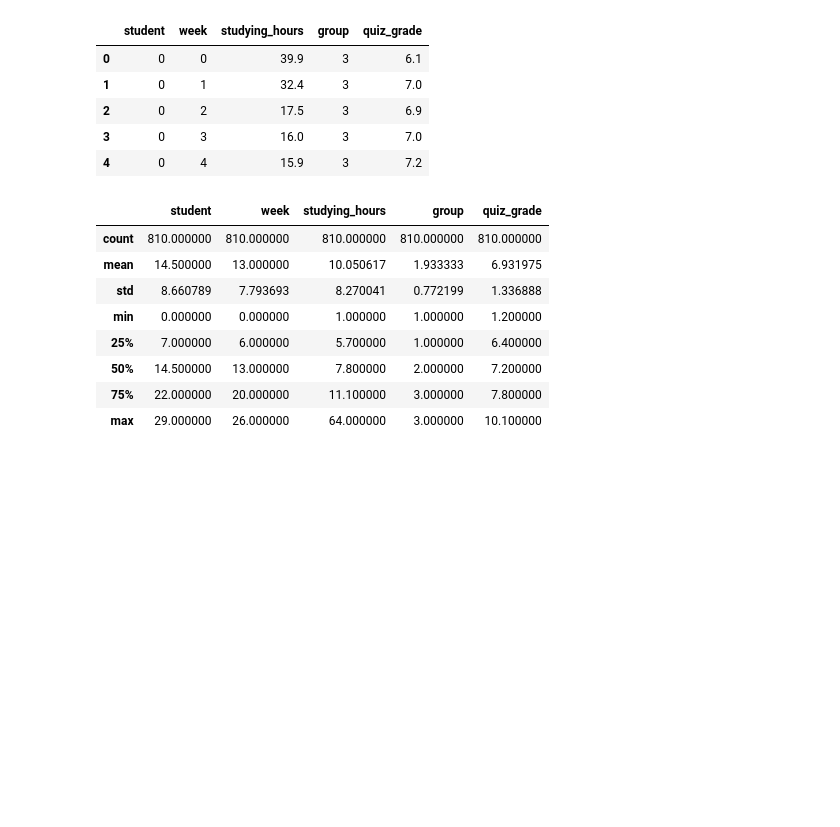
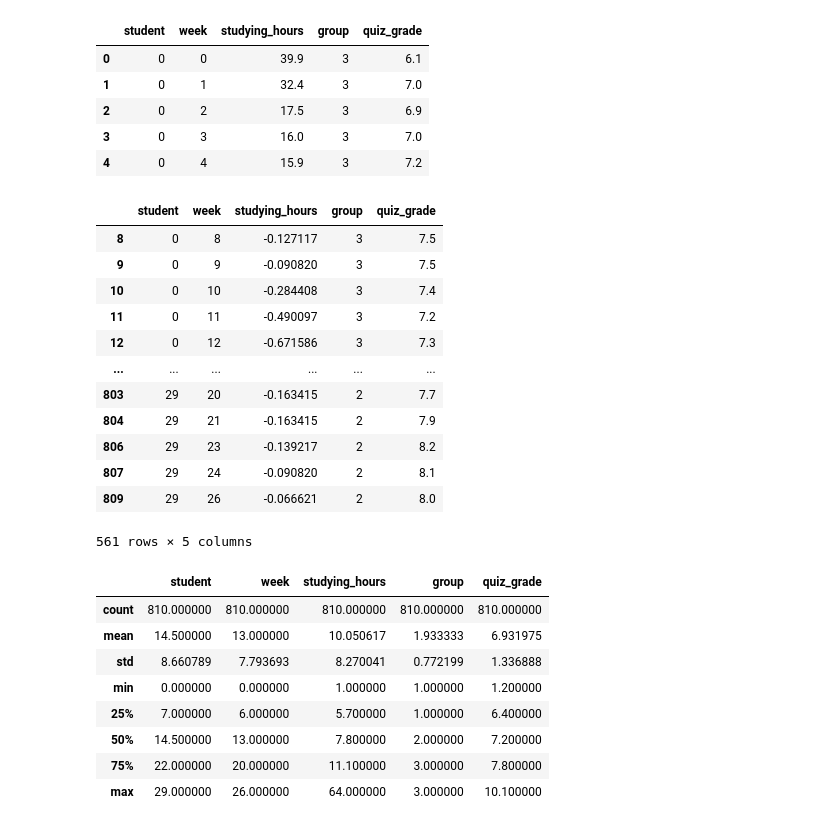
Before and after one commit to aybarsyazici/EPFL-CS421-MLBD, a Jupyter notebook: lectures/week-03/03-lab.ipynb, the cells around one changed output. Cells and saved outputs as stored; diff of their text form; code cells hidden in the pictures; blank space fills up the shorter version.

```diff
--- a/lectures/week-03/03-lab.ipynb
+++ b/lectures/week-03/03-lab.ipynb
@@ -49,6 +49,22 @@ df.head()
 | 2 | 0 | 2 | 17.5 | 3 | 6.9 |
 | 3 | 0 | 3 | 16.0 | 3 | 7.0 |
 | 4 | 0 | 4 | 15.9 | 3 | 7.2 |
+# %%
+df[df['studying_hours'] < 0]
+# %% [output]
+|  | student | week | studying_hours | group | quiz_grade |
+| 8 | 0 | 8 | -0.127117 | 3 | 7.5 |
+| 9 | 0 | 9 | -0.090820 | 3 | 7.5 |
+| 10 | 0 | 10 | -0.284408 | 3 | 7.4 |
+| 11 | 0 | 11 | -0.490097 | 3 | 7.2 |
+| 12 | 0 | 12 | -0.671586 | 3 | 7.3 |
+| ... | ... | ... | ... | ... | ... |
+| 803 | 29 | 20 | -0.163415 | 2 | 7.7 |
+| 804 | 29 | 21 | -0.163415 | 2 | 7.9 |
+| 806 | 29 | 23 | -0.139217 | 2 | 8.2 |
+| 807 | 29 | 24 | -0.090820 | 2 | 8.1 |
+| 809 | 29 | 26 | -0.066621 | 2 | 8.0 |
+561 rows × 5 columns
 # %%
 df.describe(include='all')
 # %% [output]
```
Also changed, not shown: parts of 19 cells of this notebook, 1 other file.
